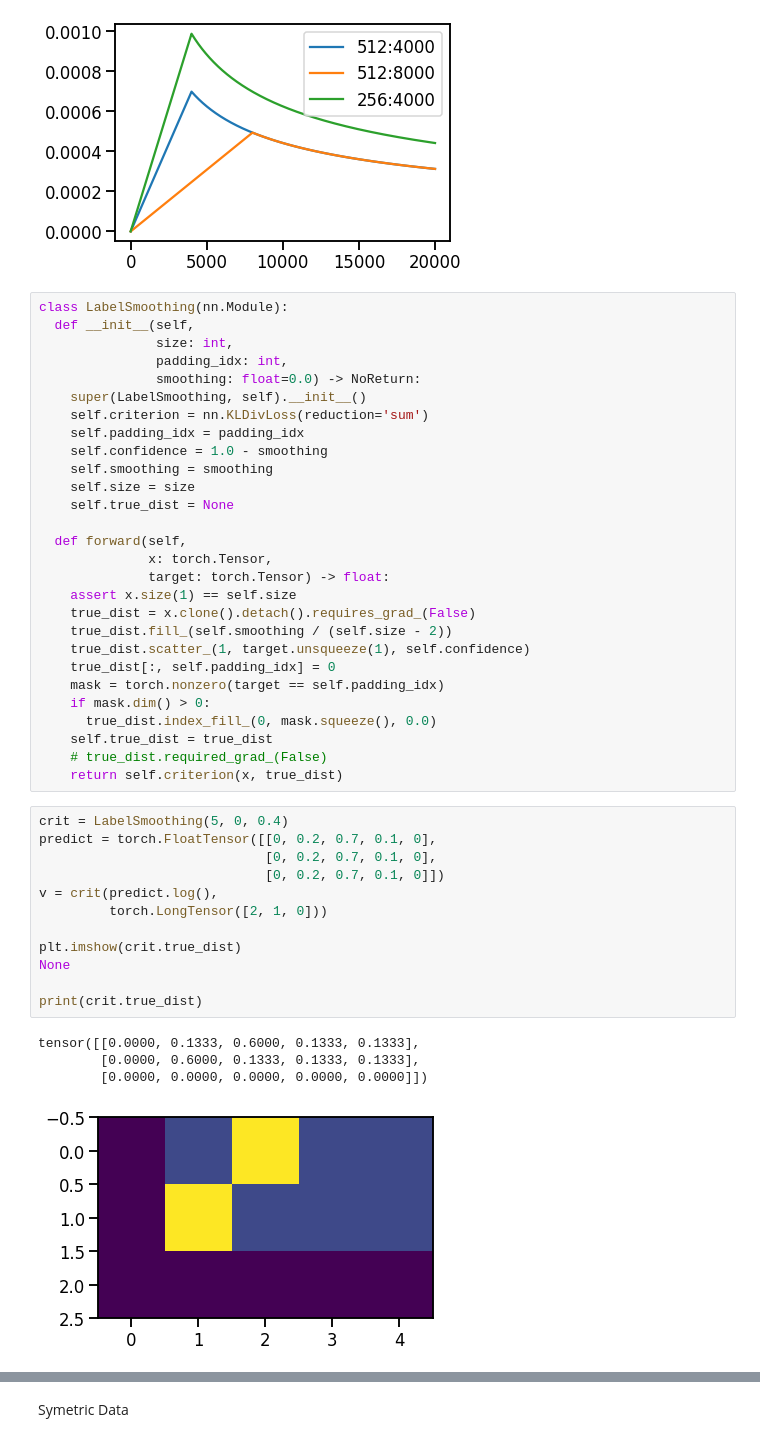
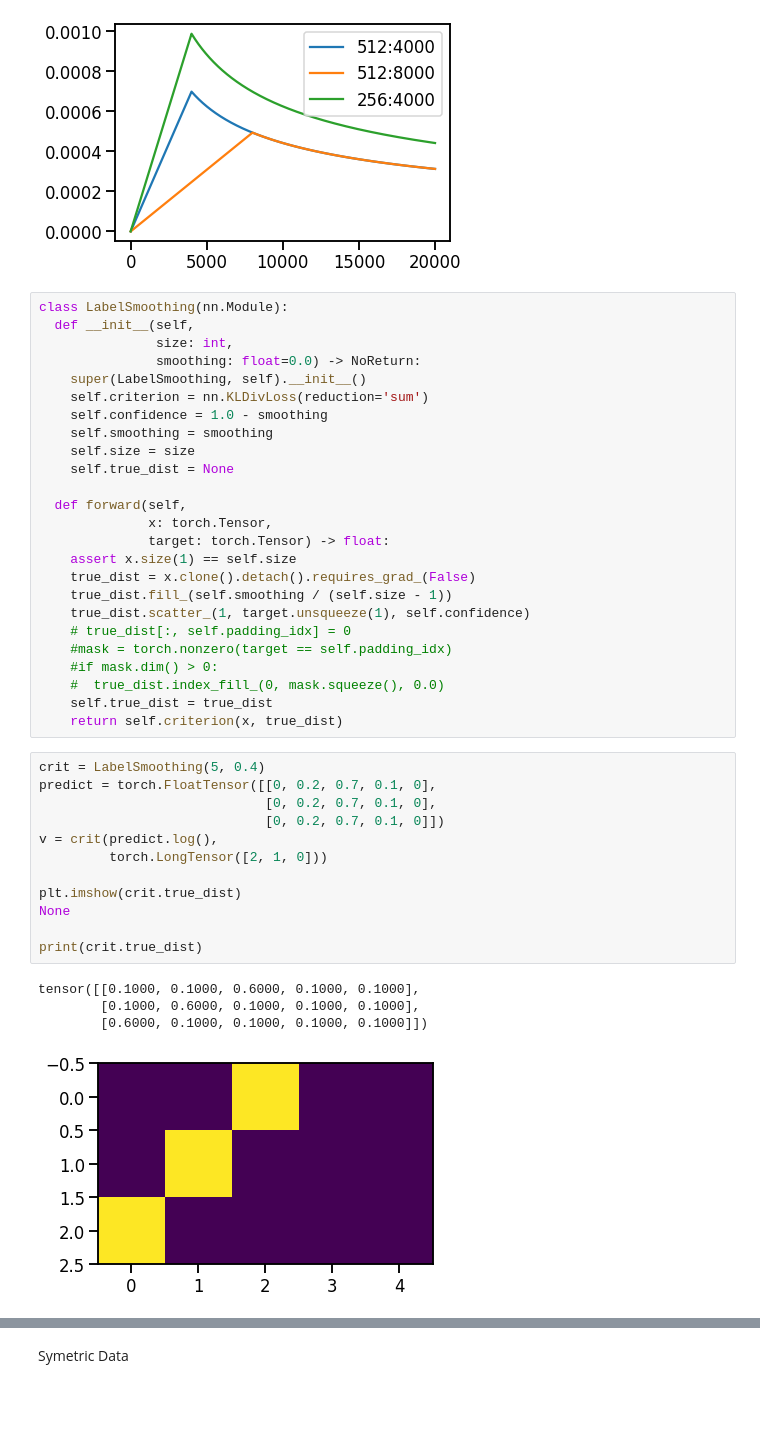
Before and after one commit to bwade9090/economyNLP, a Jupyter notebook: AttentionNSI Training.ipynb, the cells around one changed output, grey strips where cells are left out. Drawn from its saved outputs; the diff is of its cells as text; blank space fills up the shorter version.

Commit message:
apply label smoothing and correct preprocessing mistake in domestic labels

```diff
--- a/AttentionNSI Training.ipynb
+++ b/AttentionNSI Training.ipynb
@@ -431,11 +436,9 @@ None
 class LabelSmoothing(nn.Module):
   def __init__(self,
                size: int,
-               padding_idx: int,
                smoothing: float=0.0) -> NoReturn:
     super(LabelSmoothing, self).__init__()
     self.criterion = nn.KLDivLoss(reduction='sum')
-    self.padding_idx = padding_idx
     self.confidence = 1.0 - smoothing
     self.smoothing = smoothing
     self.size = size
@@ -446,30 +449,29 @@ class LabelSmoothing(nn.Module):
               target: torch.Tensor) -> float:
     assert x.size(1) == self.size
     true_dist = x.clone().detach().requires_grad_(False)
-    true_dist.fill_(self.smoothing / (self.size - 2))
+    true_dist.fill_(self.smoothing / (self.size - 1))
     true_dist.scatter_(1, target.unsqueeze(1), self.confidence)
-    true_dist[:, self.padding_idx] = 0
-    mask = torch.nonzero(target == self.padding_idx)
-    if mask.dim() > 0:
-      true_dist.index_fill_(0, mask.squeeze(), 0.0)
+    # true_dist[:, self.padding_idx] = 0
+    #mask = torch.nonzero(target == self.padding_idx)
+    #if mask.dim() > 0:
+    #  true_dist.index_fill_(0, mask.squeeze(), 0.0)
     self.true_dist = true_dist
-    # true_dist.required_grad_(False)
     return self.criterion(x, true_dist)
 # %%
-crit = LabelSmoothing(5, 0, 0.4)
+crit = LabelSmoothing(5, 0.4)
 predict = torch.FloatTensor([[0, 0.2, 0.7, 0.1, 0],
                              [0, 0.2, 0.7, 0.1, 0],
                              [0, 0.2, 0.7, 0.1, 0]])
 v = crit(predict.log(),
          torch.LongTensor([2, 1, 0]))
 
 plt.imshow(crit.true_dist)
 None
 
 print(crit.true_dist)
 # %% [output]
-tensor([[0.0000, 0.1333, 0.6000, 0.1333, 0.1333],
-        [0.0000, 0.6000, 0.1333, 0.1333, 0.1333],
-        [0.0000, 0.0000, 0.0000, 0.0000, 0.0000]])
+tensor([[0.1000, 0.1000, 0.6000, 0.1000, 0.1000],
+        [0.1000, 0.6000, 0.1000, 0.1000, 0.1000],
+        [0.6000, 0.1000, 0.1000, 0.1000, 0.1000]])
-[figure, old version]
+[figure, new version]
 # %%
```
Also changed, not shown: parts of 26 cells of this notebook, 3 other files.
